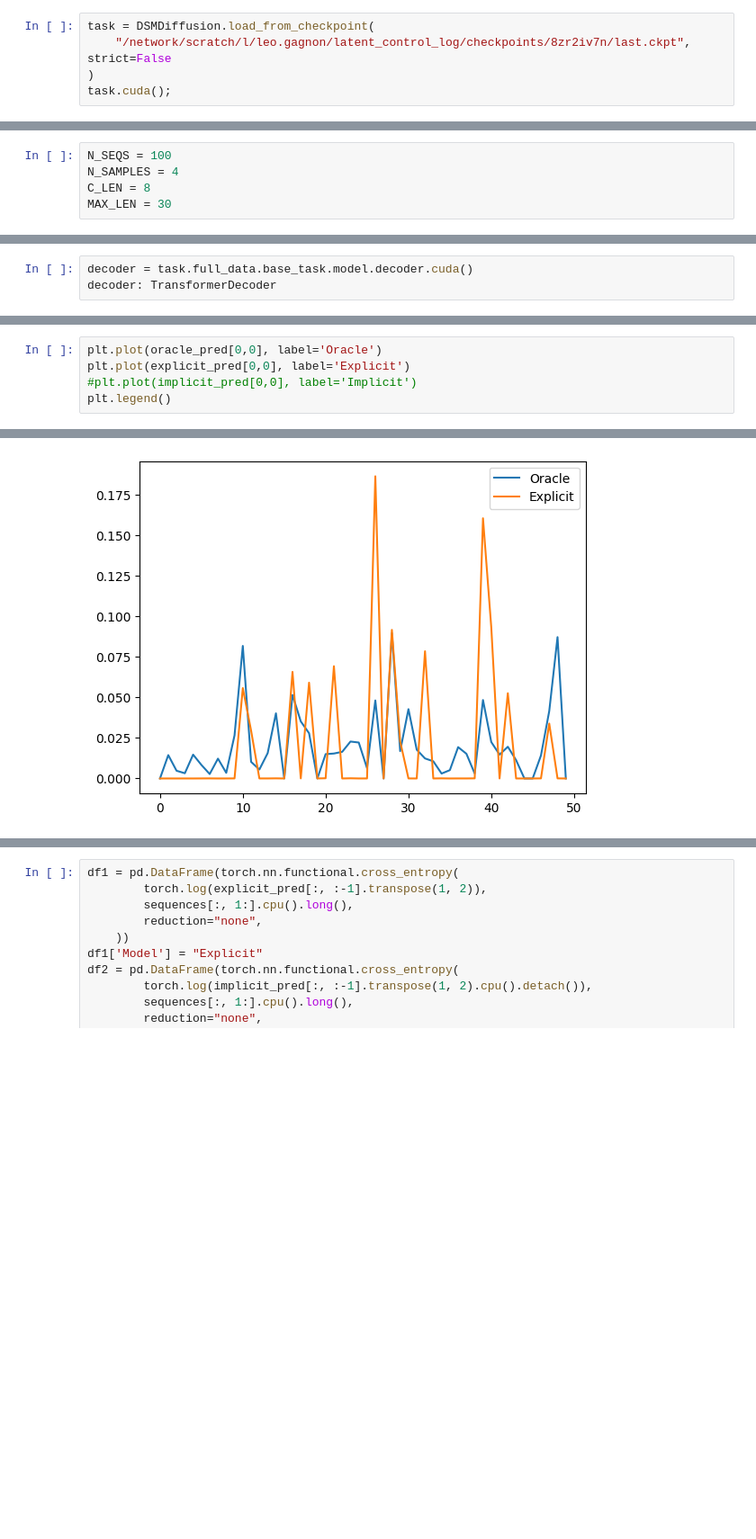
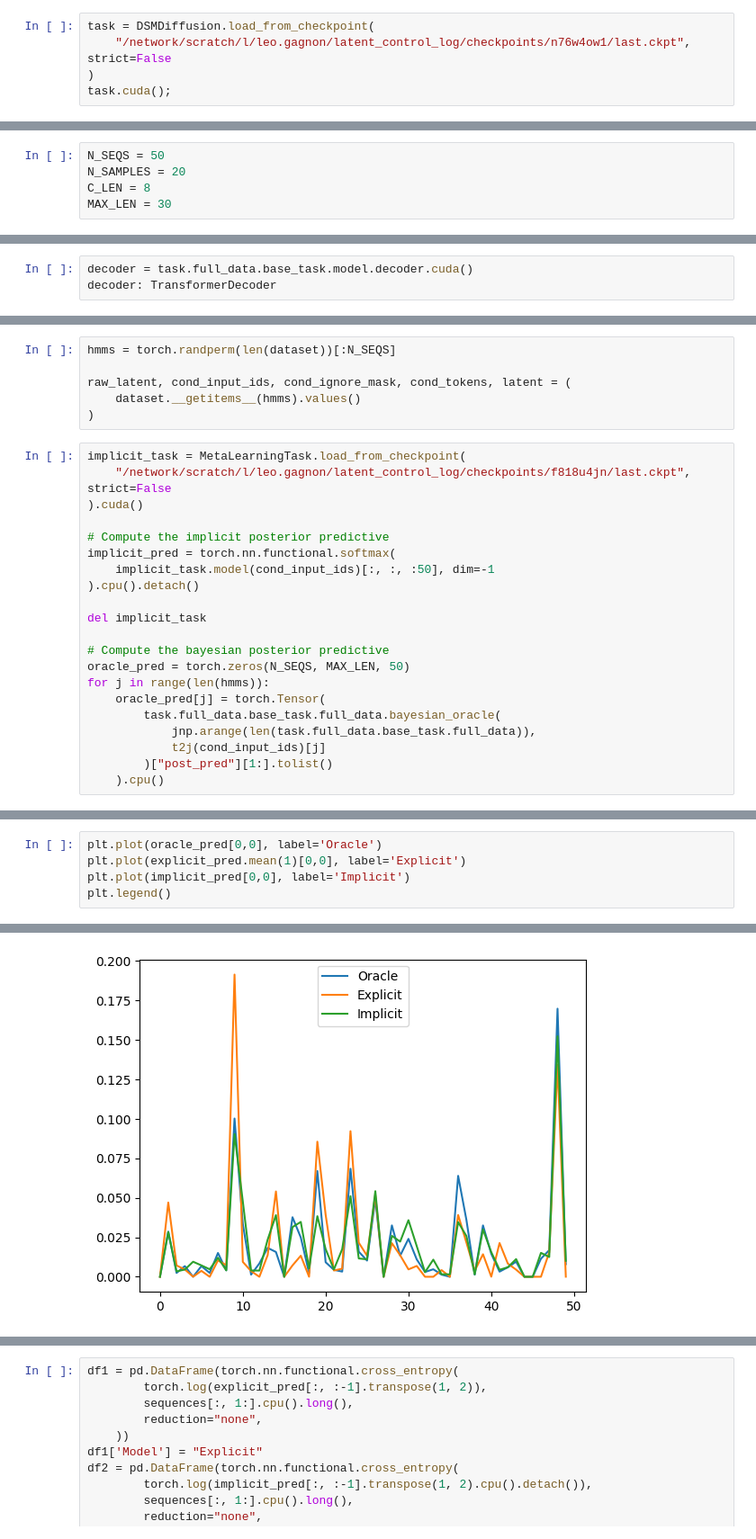
Before and after one commit to leogagnon/latent_control, a Jupyter notebook: notebooks/diffusion.ipynb, the cells around one changed output, grey strips where cells are left out. Shown at 90% size. Cells and saved outputs as stored; diff of their text form; blank space fills up the shorter version.

```diff
--- a/notebooks/diffusion.ipynb
+++ b/notebooks/diffusion.ipynb
@@ -23,7 +23,7 @@ import pandas as pd
 import seaborn as sns
 # %%
 task = DSMDiffusion.load_from_checkpoint(
-    "/network/scratch/l/leo.gagnon/latent_control_log/checkpoints/8zr2iv7n/last.ckpt", strict=False
+    "/network/scratch/l/leo.gagnon/latent_control_log/checkpoints/n76w4ow1/last.ckpt", strict=False
 )
 task.cuda();
 # %% [output]
@@ -34,8 +33,8 @@ task.cuda();
 dataset = task.full_data
 dataset: KnownEncoderDiffusionDataset
 # %%
-N_SEQS = 100
-N_SAMPLES = 4
+N_SEQS = 50
+N_SAMPLES = 20
 C_LEN = 8
 MAX_LEN = 30
 # %% [markdown]
@@ -171,0 +148,27 @@ jnp.array([[1,2,3]]).tolist()
+# %%
+hmms = torch.randperm(len(dataset))[:N_SEQS]
+
+raw_latent, cond_input_ids, cond_ignore_mask, cond_tokens, latent = (
+    dataset.__getitems__(hmms).values()
+)
+# %%
+implicit_task = MetaLearningTask.load_from_checkpoint(
+    "/network/scratch/l/leo.gagnon/latent_control_log/checkpoints/f818u4jn/last.ckpt", strict=False
+).cuda()
+
+# Compute the implicit posterior predictive
+implicit_pred = torch.nn.functional.softmax(
+    implicit_task.model(cond_input_ids)[:, :, :50], dim=-1
+).cpu().detach()
+
+del implicit_task
+
+# Compute the bayesian posterior predictive
+oracle_pred = torch.zeros(N_SEQS, MAX_LEN, 50)
+for j in range(len(hmms)):
+    oracle_pred[j] = torch.Tensor(
+        task.full_data.base_task.full_data.bayesian_oracle(
+            jnp.arange(len(task.full_data.base_task.full_data)),
+            t2j(cond_input_ids)[j]
+        )["post_pred"][1:].tolist()
+    ).cpu()
@@ -250,9 +238,9 @@ implicit_kl_ = torch.nn.functional.kl_div(implicit_pred.log(), oracle_pred, redu
 # %%
 plt.plot(oracle_pred[0,0], label='Oracle')
-plt.plot(explicit_pred[0,0], label='Explicit')
-#plt.plot(implicit_pred[0,0], label='Implicit')
+plt.plot(explicit_pred.mean(1)[0,0], label='Explicit')
+plt.plot(implicit_pred[0,0], label='Implicit')
 plt.legend()
 # %% [output]
 <matplotlib.legend.Legend at 0x...>
-[figure, old version]
+[figure, new version]
 # %%
```
Also changed, not shown: parts of 25 cells of this notebook, 5 other files.
